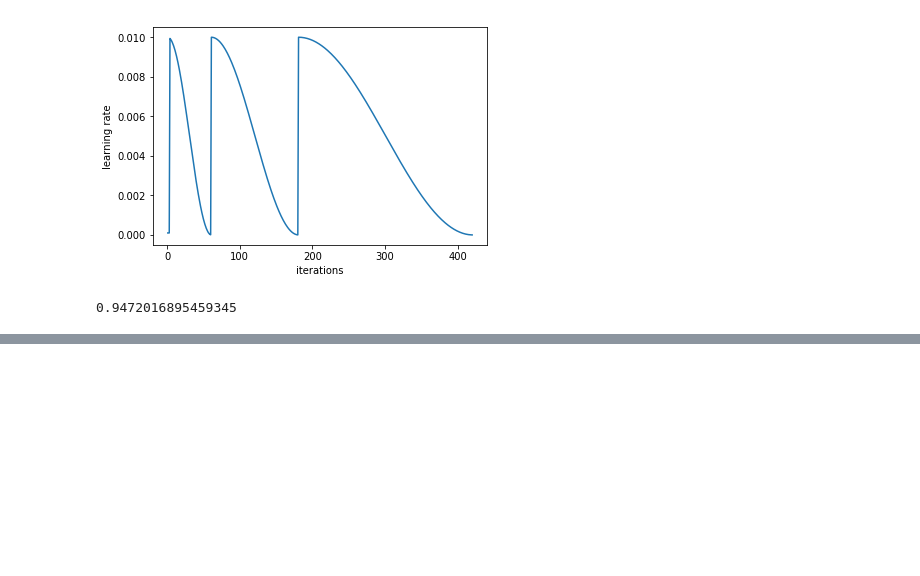
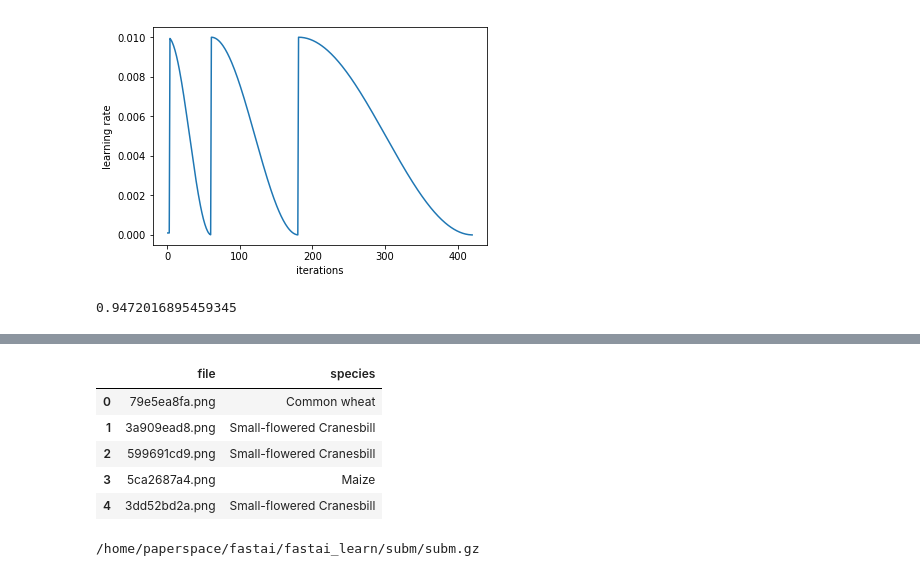
Before and after one commit to kugmax/fastai_learn, a Jupyter notebook: Plant Seedling clf.ipynb, the cells around one changed output, grey strips where cells are left out. Drawn from its saved outputs; the diff is of its cells as text; code cells hidden in the pictures; blank space fills up the shorter version.

Commit message:
kaggle result 0.95214

```diff
--- a/Plant Seedling clf.ipynb
+++ b/Plant Seedling clf.ipynb
@@ -279,0 +335,10 @@ array([[0.30811, 0.00046, 0.00096, ..., 0.0003 , 0.00041, 0.00056],
+# %%
+result = df[['file', 'species']]
+result.head()
+# %% [output]
+|  | file | species |
+| 0 | 79e5ea8fa.png | Common wheat |
+| 1 | 3a909ead8.png | Small-flowered Cranesbill |
+| 2 | 599691cd9.png | Small-flowered Cranesbill |
+| 3 | 5ca2687a4.png | Maize |
+| 4 | 3dd52bd2a.png | Small-flowered Cranesbill |
@@ -279,0 +350,4 @@ array([[0.30811, 0.00046, 0.00096, ..., 0.0003 , 0.00041, 0.00056],
+# %%
+FileLink(f'{SUBM}subm.gz')
+# %% [output]
+/home/paperspace/fastai/fastai_learn/subm/subm.gz
```
Also changed, not shown: parts of 18 cells of this notebook.
